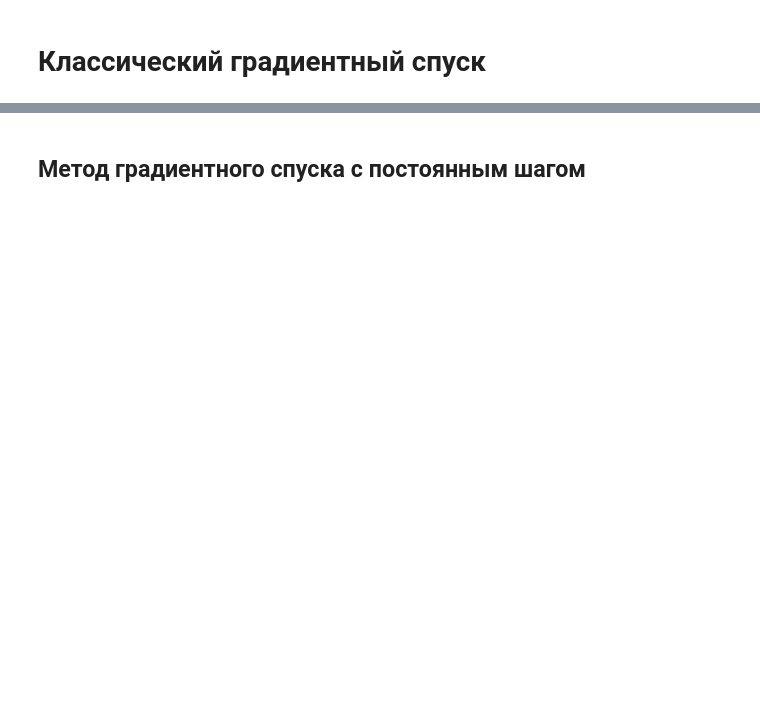
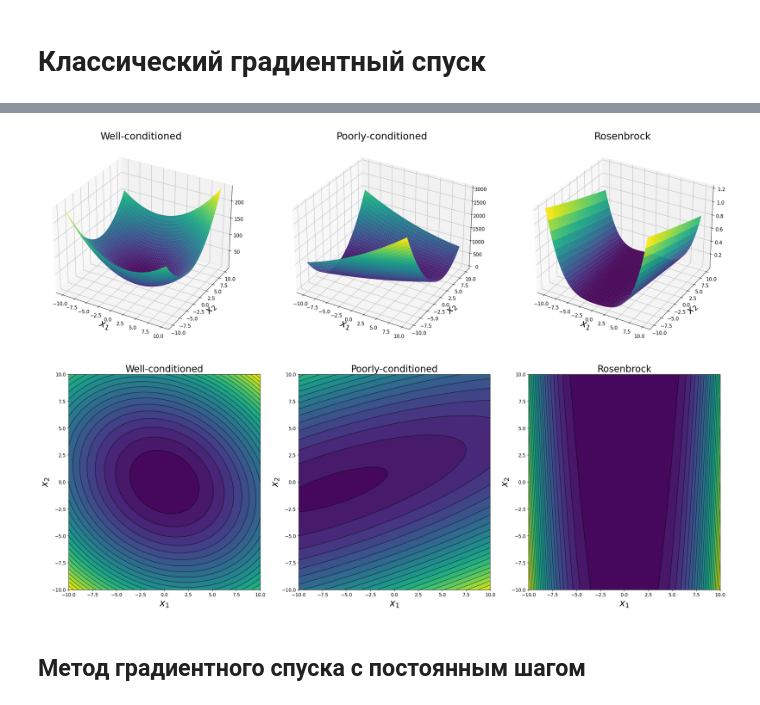
Before and after one commit to romangorbunov91/classic_grad, a Jupyter notebook: notebook.ipynb, the cells around one changed output, grey strips where cells are left out. Cells and saved outputs as stored; diff of their text form; code cells hidden in the pictures; blank space fills up the shorter version.

```diff
--- a/notebook.ipynb
+++ b/notebook.ipynb
@@ -7,0 +13,9 @@ import re
+# %%
+def f_well(x):
+    return 0.8 * x[0]**2 + 1.2 * x[1]**2 + 0.4 * x[0]*x[1]
+
+def f_poor(x):
+    return 2 * x[0]**2 + 15 * x[1]**2 - 8 * x[0]*x[1] + 20 * x[0] - 30 * x[1] + 23
+
+def f_rozen(x):
+    return (1-x[0])**2 + 100 * (x[1]-x[0]**2)**2
@@ -8,2 +45,33 @@ import re
+# %%
+user_figsize = (10,5)
+user_fontsize = 24
+user_tickfontsize = 12
+# %%
+fig, axs = plt.subplots(ncols=N_func, nrows=1, figsize=(10*N_func, 10), subplot_kw={'projection': '3d'})
+for k, z, func_lbl in zip(range(N_func), Z, func_labels):
+    axs[k].plot_surface(X, Y, z, cmap='viridis', edgecolor='none')
+    axs[k].set_xlabel('$x_1$', fontsize=user_fontsize)
+    axs[k].set_ylabel('$x_2$', fontsize=user_fontsize)
+    axs[k].set_title(func_lbl, fontsize=user_fontsize)
+
+    axs[k].tick_params(axis='x', labelsize=user_tickfontsize)
+    axs[k].tick_params(axis='y', labelsize=user_tickfontsize)
+    axs[k].tick_params(axis='z', labelsize=user_tickfontsize)
+plt.show()
+
+fig, axs = plt.subplots(ncols=N_func, nrows=1, figsize=(10*N_func, 10))
+for k, z, func_lbl in zip(range(N_func), Z, func_labels):
+    contour = axs[k].contour(X, Y, z, levels=25, colors='black', alpha=0.5)
+    axs[k].contourf(X, Y, z, levels=25, cmap='viridis')
+    axs[k].set_xlabel('$x_1$', fontsize=user_fontsize)
+    axs[k].set_ylabel('$x_2$', fontsize=user_fontsize)
+    axs[k].set_title(func_lbl, fontsize=user_fontsize)
+
+    axs[k].tick_params(axis='x', labelsize=user_tickfontsize)
+    axs[k].tick_params(axis='y', labelsize=user_tickfontsize)
+plt.show()
+# %% [output]
+[figure, added]
+[figure, added]
 # %% [markdown]
 ## Метод градиентного спуска с постоянным шагом
```
Also changed, not shown: parts of 3 cells of this notebook.
